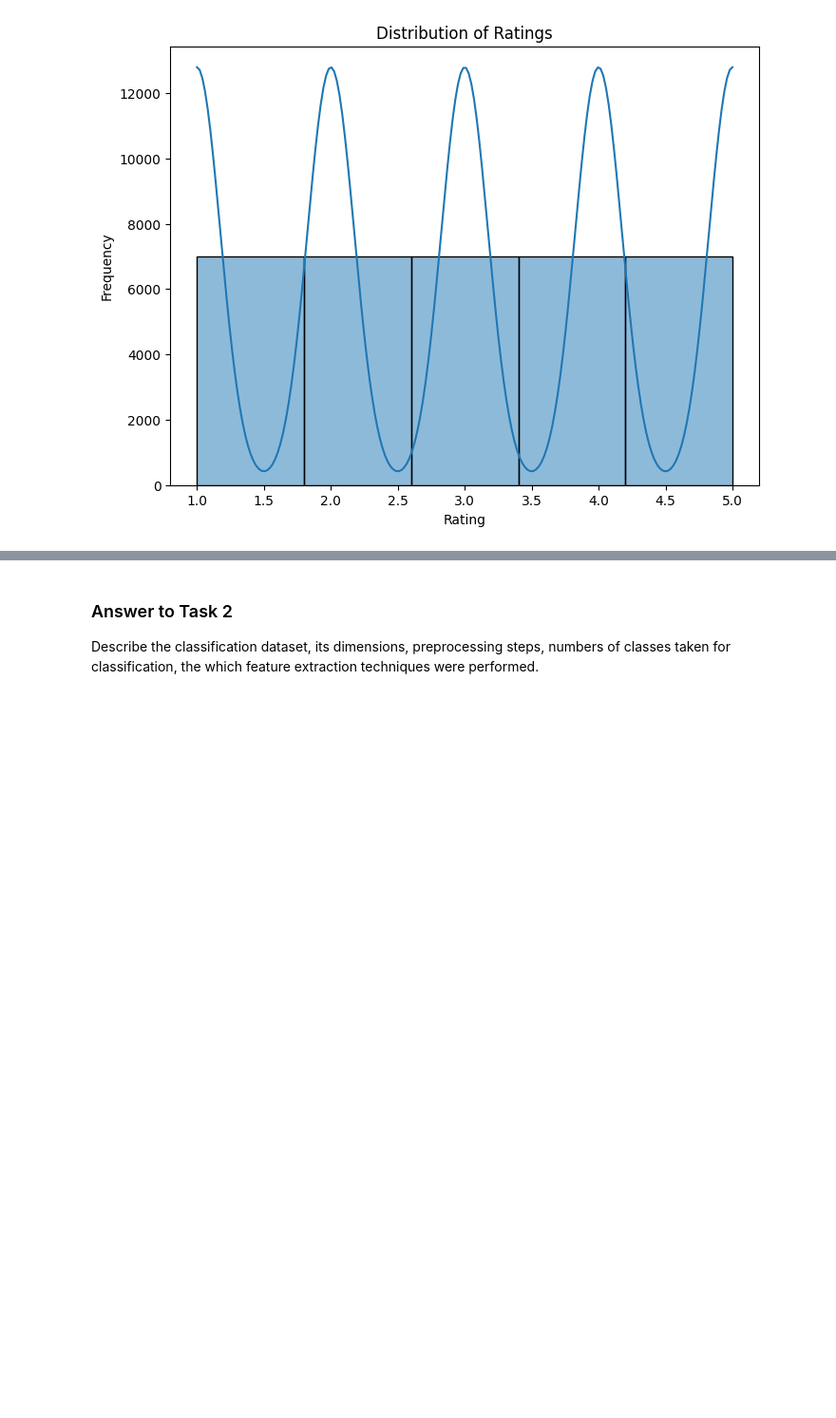
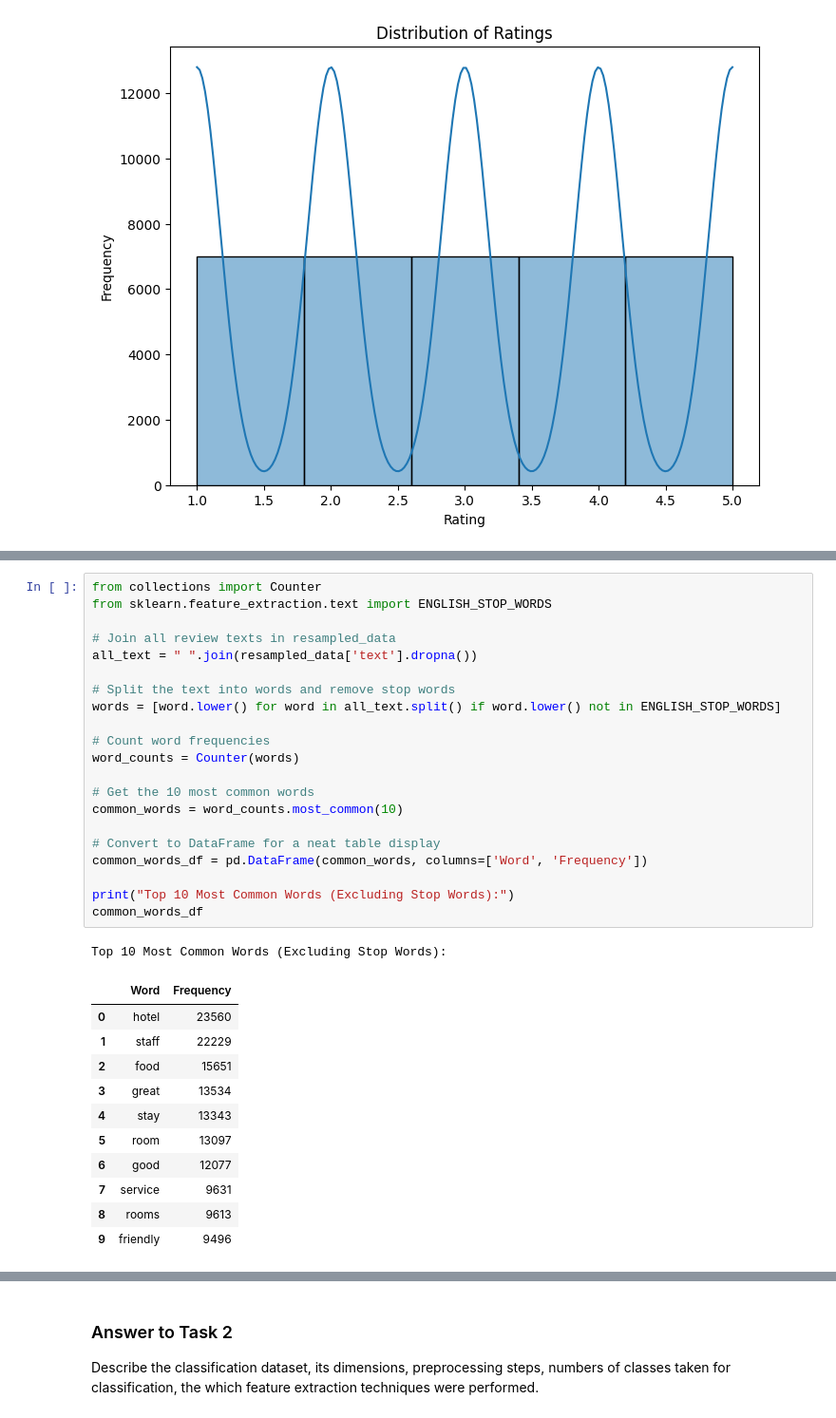
Before and after one commit to j-ranasinghe/nlp_cw, a Jupyter notebook: Solution_GroupH.ipynb, the cells around one changed output, grey strips where cells are left out. Shown at 95% size. Saved outputs shown, nothing was run; the diff lists cells and outputs as text; blank space fills up the shorter version.

Commit message:
Added final bonus stat display for resampled data

```diff
--- a/Solution_GroupH.ipynb
+++ b/Solution_GroupH.ipynb
@@ -343,0 +353,34 @@ plt.show()
+# %%
+from collections import Counter
+from sklearn.feature_extraction.text import ENGLISH_STOP_WORDS
+
+# Join all review texts in resampled_data
+all_text = " ".join(resampled_data['text'].dropna())
+
+# Split the text into words and remove stop words
+words = [word.lower() for word in all_text.split() if word.lower() not in ENGLISH_STOP_WORDS]
+
+# Count word frequencies
+word_counts = Counter(words)
+
+# Get the 10 most common words
+common_words = word_counts.most_common(10)
+
+# Convert to DataFrame for a neat table display
+common_words_df = pd.DataFrame(common_words, columns=['Word', 'Frequency'])
+
+print("Top 10 Most Common Words (Excluding Stop Words):")
+common_words_df
+# %% [output]
+Top 10 Most Common Words (Excluding Stop Words):
+|  | Word | Frequency |
+| 0 | hotel | 23560 |
+| 1 | staff | 22229 |
+| 2 | food | 15651 |
+| 3 | great | 13534 |
+| 4 | stay | 13343 |
+| 5 | room | 13097 |
+| 6 | good | 12077 |
+| 7 | service | 9631 |
+| 8 | rooms | 9613 |
+| 9 | friendly | 9496 |
```
Also changed, not shown: parts of 5 cells of this notebook.
